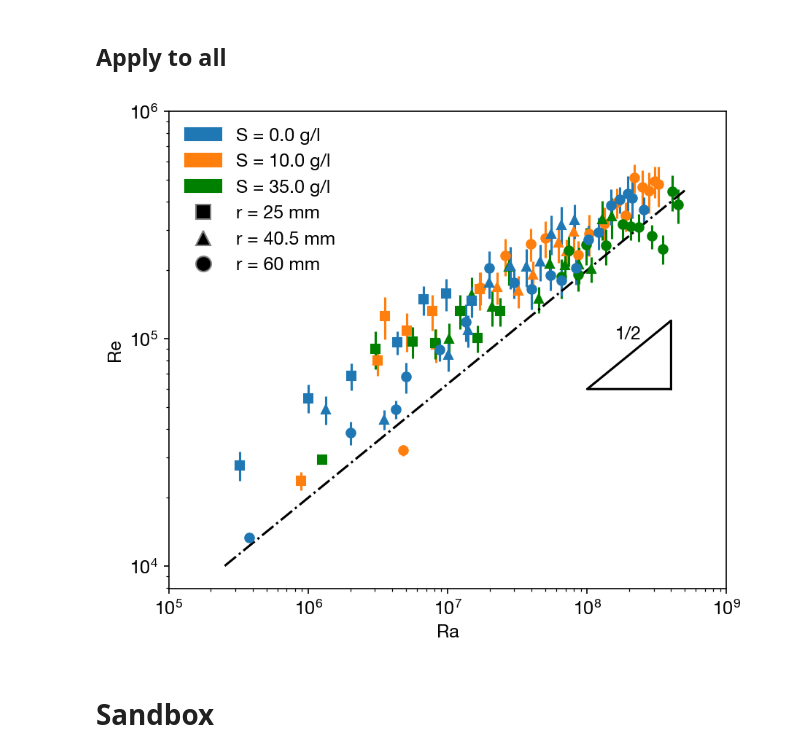
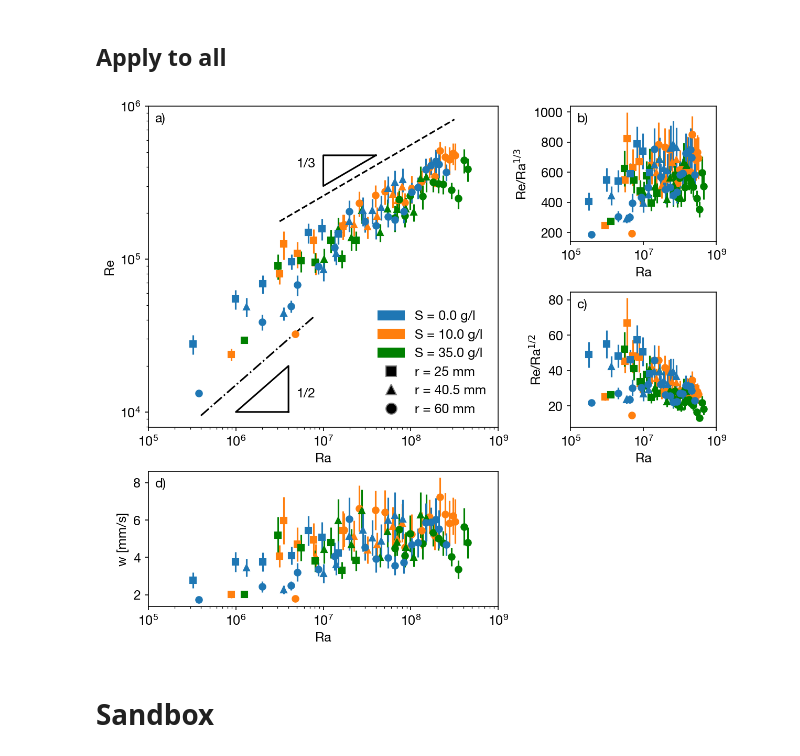
Before and after one commit to ebellincioni/floatingIce, a Jupyter notebook: 2024-05-09_PIV.ipynb, the cells around one changed output. Drawn from its saved outputs; the diff is of its cells as text; code cells hidden in the pictures.

Commit message:
Various graphical changes

```diff
--- a/2024-05-09_PIV.ipynb
+++ b/2024-05-09_PIV.ipynb
@@ -163,9 +163,9 @@ myMarkers = ['s','^','o']
 pivDirectory = '/Users/edoardo/Library/CloudStorage/OneDrive-UniversityofTwente/floating/2023-12-06/'
 chosen_salts,chosen_radii = [0.,10.,35.],[0.025,0.0405,0.06]
 
-fig, axs = plt.subplot_mosaic([['a)', 'a)','.'], ['a)','a)', '.']],
+fig, axs = plt.subplot_mosaic([['a)', 'a)','b)'], ['a)','a)', 'c)'],['d)','d)','.']],
                               layout='constrained',dpi=150,width_ratios=[1.2, 1.2, 1],
-                              figsize=(8,5))
+                              figsize=(8,7))
 
 it=-1
 folders = []
@@ -233,61 +233,65 @@ for _,folder in enumerate(folders):
         abscissa.append(Rayleigh_numbers)
         ordinate.append(w*1000*2*radius/nu)
         error.append(wstd*1000*2*radius/nu)
-    # axs['b)'].errorbar(x=Rayleigh_numbers,
-    #              y=w*1000*2*radius/nu/ Rayleigh_numbers**(1/3),
-    #              yerr=wstd*1000*2*radius/nu / Rayleigh_numbers**(1/3),
-    #              marker=myMarkers[np.where(chosen_radii==find_nearest(chosen_radii,exp_radius))[0][0]],
-    #              c=myColours[np.where(chosen_salts==find_nearest(chosen_salts,exp_sal))[0][0]])
-    # axs['c)'].errorbar(x=Rayleigh_numbers,
-    #              y=w*1000*2*radius/nu/ Rayleigh_numbers**(4/9),
-    #              yerr=wstd*1000*2*radius/nu / Rayleigh_numbers**(4/9),
-    #              marker=myMarkers[np.where(chosen_radii==find_nearest(chosen_radii,exp_radius))[0][0]],
-    #              c=myColours[np.where(chosen_salts==find_nearest(chosen_salts,exp_sal))[0][0]])
+    axs['b)'].errorbar(x=Rayleigh_numbers,
+                 y=w*1000*2*radius/nu/ Rayleigh_numbers**(1/3),
+                 yerr=wstd*1000*2*radius/nu / Rayleigh_numbers**(1/3),
+                 marker=myMarkers[np.where(chosen_radii==find_nearest(chosen_radii,exp_radius))[0][0]],
+                 c=myColours[np.where(chosen_salts==find_nearest(chosen_salts,exp_sal))[0][0]])
+    axs['c)'].errorbar(x=Rayleigh_numbers,
+                 y=w*1000*2*radius/nu/ Rayleigh_numbers**(1/2),
+                 yerr=wstd*1000*2*radius/nu / Rayleigh_numbers**(1/2),
+                 marker=myMarkers[np.where(chosen_radii==find_nearest(chosen_radii,exp_radius))[0][0]],
+                 c=myColours[np.where(chosen_salts==find_nearest(chosen_salts,exp_sal))[0][0]])
+    axs['d)'].errorbar(x=Rayleigh_numbers,
+                 y=w*1000,
+                 yerr=wstd*1000,
+                 marker=myMarkers[np.where(chosen_radii==find_nearest(chosen_radii,exp_radius))[0][0]],
+                 c=myColours[np.where(chosen_salts==find_nearest(chosen_salts,exp_sal))[0][0]])
 
 
-# axs['a)'].plot(np.logspace(6.5,8.5,50),1200*np.logspace(6.5,8.5,50)**(1/3),linestyle='--',c='k')
-# axs['a)'].annotate('1/3', xy=(10**7.4,10**5.7))
-# axs['a)'].plot(np.logspace(5.6,8.7,50),50*np.logspace(5.6,8.7,50)**(4/9),linestyle='dotted',c='k')
-# axs['a)'].annotate('4/9', xy=(10**8.2,10**5.0))
-# axs['a)'].plot([4e8,4e8,1e8,4e8],[6e4,3**(4/9)*6e4,6e4,6e4],c='k')
-axs['a)'].plot(np.logspace(5.4,8.7,50),20*np.logspace(5.4,8.7,50)**(1/2),linestyle='-.',c='k')
-axs['a)'].annotate('1/2', xy=(10**8.2,10**5.0))
-axs['a)'].plot([4e8,4e8,1e8,4e8],[6e4,4**(1/2)*6e4,6e4,6e4],c='k')
+axs['a)'].plot(np.logspace(6.5,8.5,50),1200*np.logspace(6.5,8.5,50)**(1/3),linestyle='--',c='k')
+axs['a)'].annotate('1/2', xy=(5e6,1.25e4))
+axs['a)'].plot([4e6,4e6,1e6,4e6],[1e4,4**(1/2)*1e4,1e4,1e4],c='k')
+axs['a)'].plot(np.logspace(5.6,6.9,50),15*np.logspace(5.6,6.9,50)**(1/2),linestyle='-.',c='k')
+axs['a)'].annotate('1/3', xy=(5e6,4e5))
+axs['a)'].plot([4e7,1e7,1e7,4e7],[4**(1/3)*3e5,4**(1/3)*3e5,3e5,4**(1/3)*3e5],c='k')
 for label,axi in axs.items():
     axi.set(xlabel='Ra',xscale='log',
             xlim=(1e5,1e9))
-    # axi.annotate(
-    #     label,
-    #     xy=(0, 1), xycoords='axes fraction',
-    #     xytext=(+0.5, -0.5), textcoords='offset fontsize',
-    #     verticalalignment='top',
-    #     bbox=dict(facecolor='none', edgecolor='none', pad=3.0))
+    axi.annotate(
+        label,
+        xy=(0, 1), xycoords='axes fraction',
+        xytext=(+0.5, -0.5), textcoords='offset fontsize',
+        verticalalignment='top',
+        bbox=dict(facecolor='none', edgecolor='none', pad=3.0))
 axs['a)'].set(ylabel='Re',ylim=(10**3.9,10**6.0),yscale='log')
-# axs['b)'].set(ylabel=r'Re/Ra$^{1/3}$')
-# axs['c)'].set(ylabel=r'Re/Ra$^{4/9}$')
+axs['b)'].set(ylabel=r'Re/Ra$^{1/3}$')
+axs['c)'].set(ylabel=r'Re/Ra$^{1/2}$')
+axs['d)'].set(ylabel='w [mm/s]')
 
 # access legend objects automatically created from data
 handles, labels = axs['a)'].get_legend_handles_labels()
 
 # create manual symbols for legend
 patch0 = mpatches.Patch(color=myColours[0], label='S = 0.0 g/l')
 patch1 = mpatches.Patch(color=myColours[1], label='S = 10.0 g/l')
 patch2 = mpatches.Patch(color=myColours[2], label='S = 35.0 g/l')
 point0 = Line2D([0], [0], label='r = 25 mm', marker=myMarkers[0], markersize=10,
          markeredgecolor='grey', markerfacecolor='k', linestyle='')
 point1 = Line2D([0], [0], label='r = 40.5 mm', marker=myMarkers[1], markersize=10,
          markeredgecolor='grey', markerfacecolor='k', linestyle='')
 point2 = Line2D([0], [0], label='r = 60 mm', marker=myMarkers[2], markersize=10,
          markeredgecolor='grey', markerfacecolor='k', linestyle='')
 
 # add manual symbols to auto legend
 handles.extend([patch0, patch1, patch2, point0,point1,point2])
-axs['a)'].legend(handles=handles,loc='upper left',frameon=False)
+axs['a)'].legend(handles=handles,loc='lower right',frameon=False)
 
 # plt.savefig('/Users/edoardo/Library/CloudStorage/OneDrive-UniversityofTwente/floating/graphics/ReRa.pdf',format='pdf',bbox_inches='tight')
 plt.show()
 # %% [output]
-[figure, old version]
+[figure, new version]
 # %% [markdown]
 # Sandbox
 # %%
```
Also changed, not shown: 2 other files.
